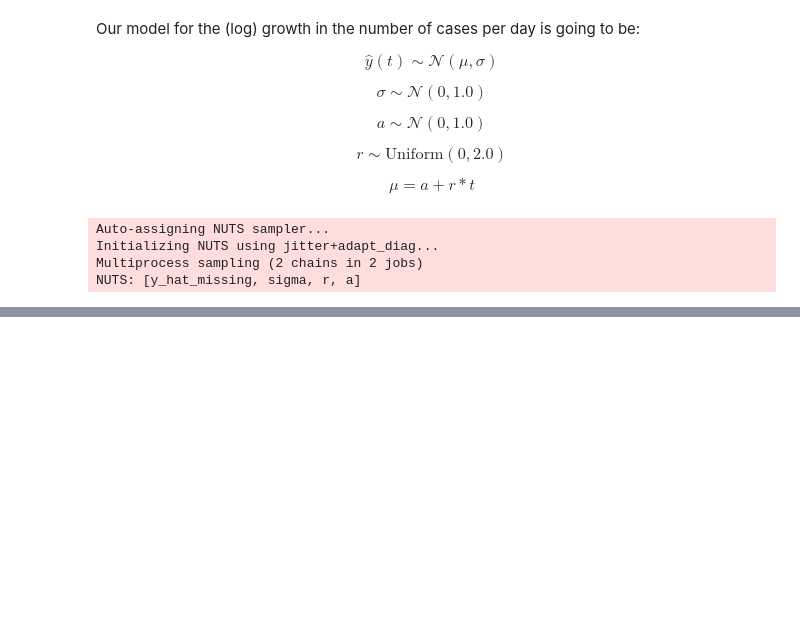
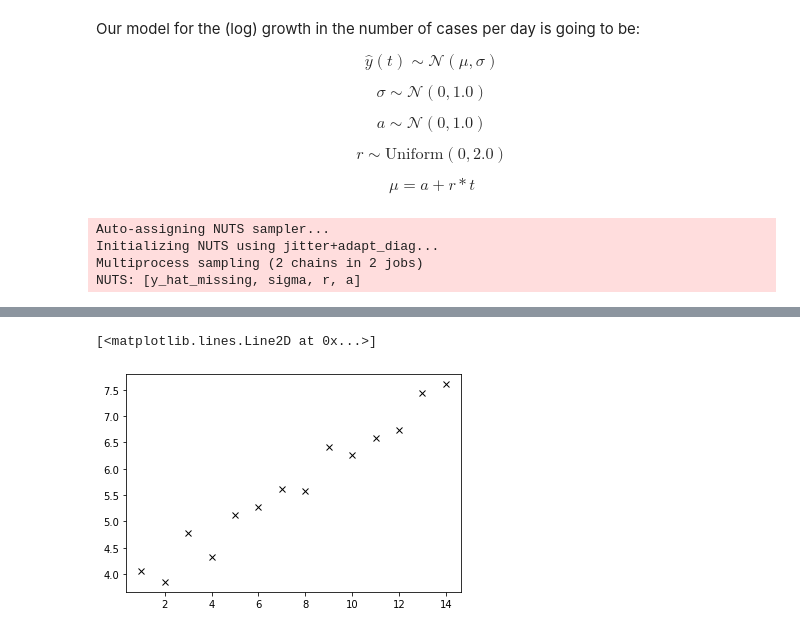
Before and after one commit to davidwych/corona, a Jupyter notebook: CoronaModeling.ipynb, the cells around one changed output, grey strips where cells are left out. Cells and saved outputs as stored; diff of their text form; code cells hidden in the pictures; blank space fills up the shorter version.

```diff
--- a/CoronaModeling.ipynb
+++ b/CoronaModeling.ipynb
@@ -157,0 +160,2 @@ Text(0.5, 1.0, 'Cases by the End of Next Month')
+# %%
+data = pd.read_csv("us-daily.csv")
@@ -157,0 +181,7 @@ Text(0.5, 1.0, 'Cases by the End of Next Month')
+# %%
+data["log dpositive"] = np.log(data["positive"] - data["positive"].shift(1))
+# %%
+plt.plot(data.index, data["log dpositive"], c="None", mfc="k", marker="x")
+# %% [output]
+[<matplotlib.lines.Line2D at 0x...>]
+[figure, added]
```
Also changed, not shown: parts of 13 cells of this notebook, 2 other files.
